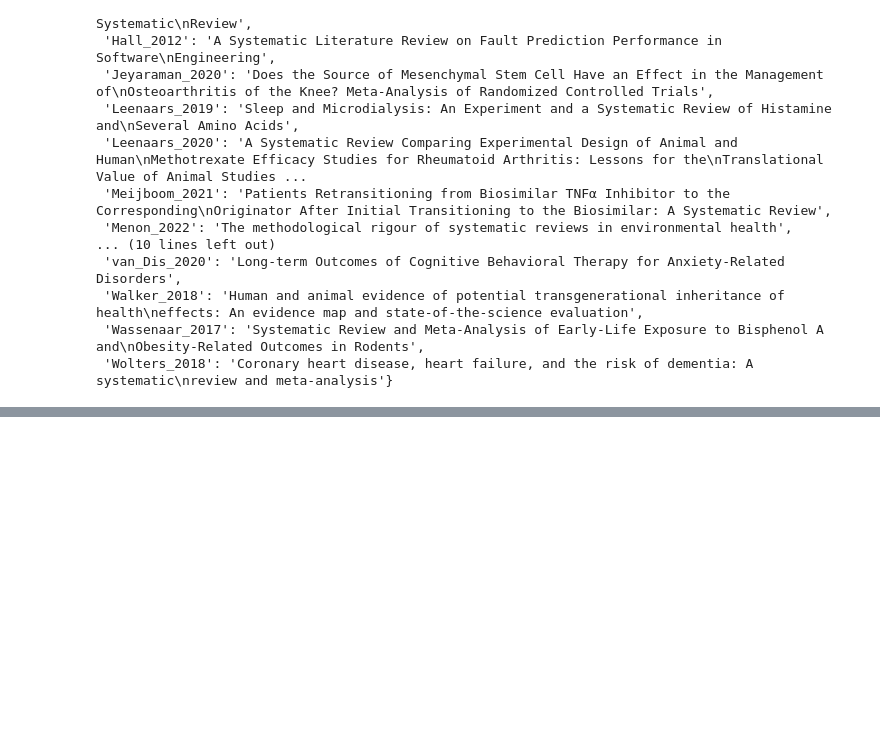
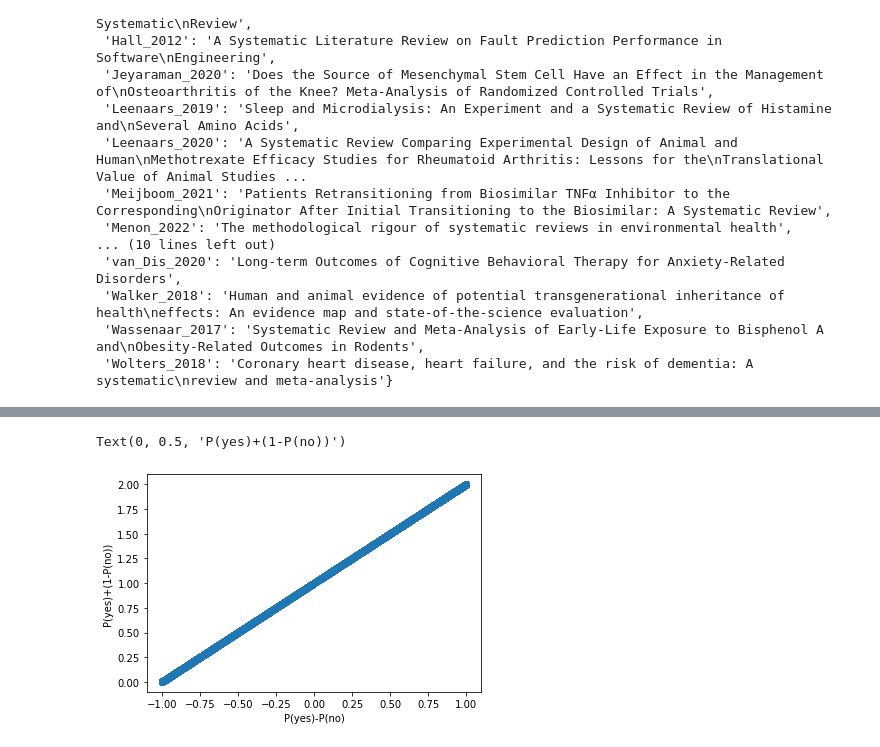
Before and after one commit to mcallaghan/ml-screening-evaluation, a Jupyter notebook: analyse_results.ipynb, the cells around one changed output, grey strips where cells are left out. Cells and saved outputs as stored; diff of their text form; code cells hidden in the pictures; blank space fills up the shorter version.

```diff
--- a/analyse_results.ipynb
+++ b/analyse_results.ipynb
@@ -200,0 +322,10 @@ for i, row in df.groupby('review')['screened_order'].max().sort_values().reset_i
+# %%
+fig, ax = plt.subplots()
+
+ax.scatter(llm_df['py']-llm_df['pn'], llm_df['py']+1-llm_df['pn'])
+
+ax.set_xlabel('P(yes)-P(no)')
+ax.set_ylabel('P(yes)+(1-P(no))')
+# %% [output]
+Text(0, 0.5, 'P(yes)+(1-P(no))')
+[figure, added]
```
Also changed, not shown: parts of 22 cells of this notebook, 48 other files.
